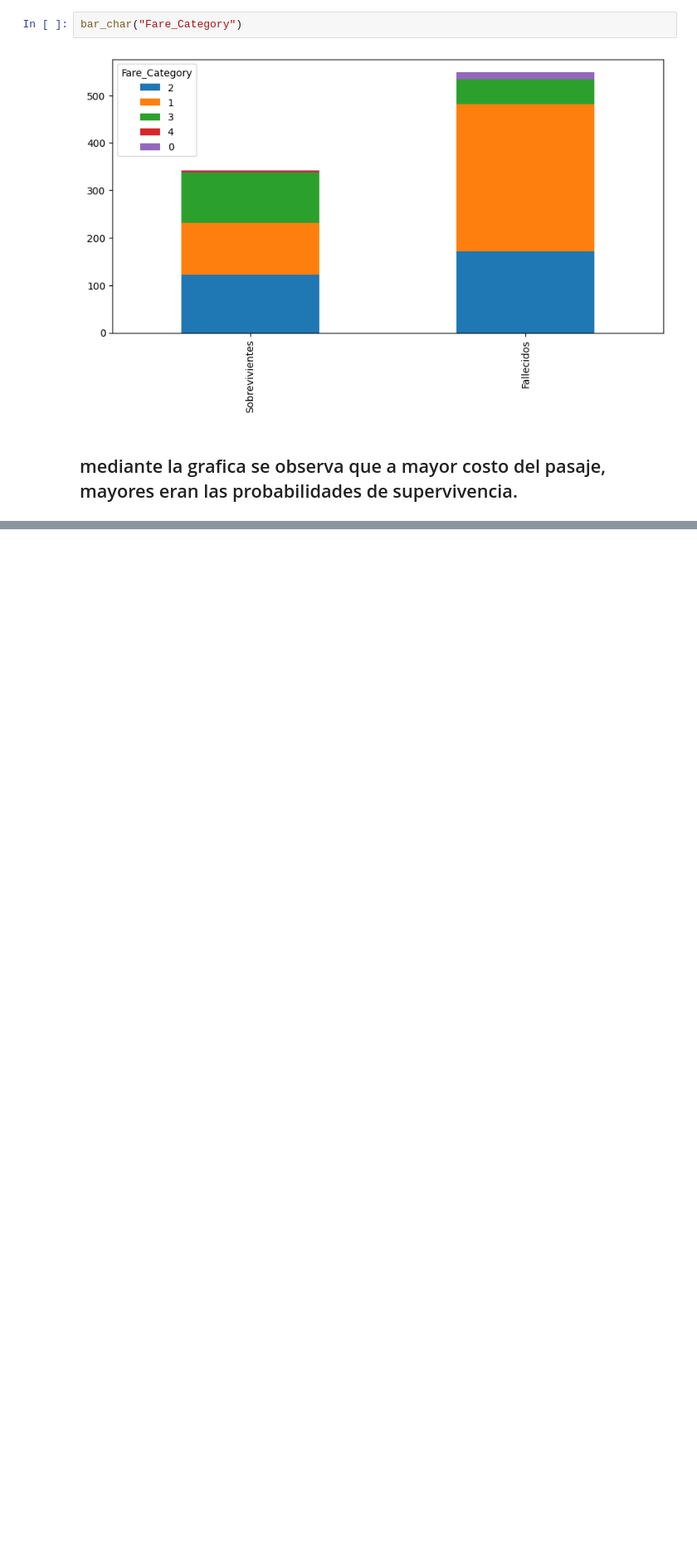
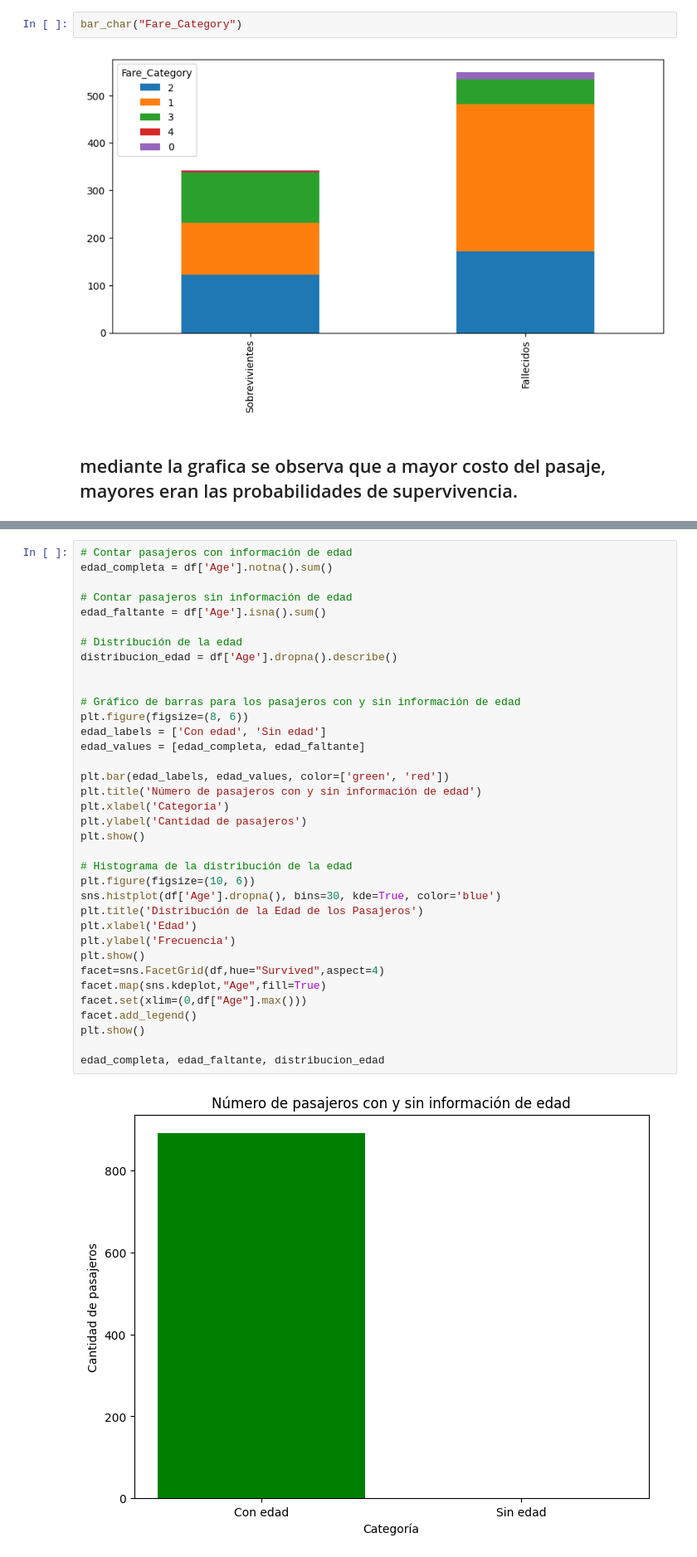
Before and after one commit to kingdraw69/class-ciencia-de-datos, a Jupyter notebook: actividad_clase.ipynb, the cells around one changed output, grey strips where cells are left out. Shown at 83% size. Drawn from its saved outputs; the diff is of its cells as text; blank space fills up the shorter version.

```diff
--- a/actividad_clase.ipynb
+++ b/actividad_clase.ipynb
@@ -258,0 +406,38 @@ mediante la grafica se observa que a mayor costo del pasaje, mayores eran las pr
+# %%
+# Contar pasajeros con información de edad
+edad_completa = df['Age'].notna().sum()
+
+# Contar pasajeros sin información de edad
+edad_faltante = df['Age'].isna().sum()
+
+# Distribución de la edad
+distribucion_edad = df['Age'].dropna().describe()
+
+
+# Gráfico de barras para los pasajeros con y sin información de edad
+plt.figure(figsize=(8, 6))
+edad_labels = ['Con edad', 'Sin edad']
+edad_values = [edad_completa, edad_faltante]
+
+plt.bar(edad_labels, edad_values, color=['green', 'red'])
+plt.title('Número de pasajeros con y sin información de edad')
+plt.xlabel('Categoría')
+plt.ylabel('Cantidad de pasajeros')
+plt.show()
+
+# Histograma de la distribución de la edad
+plt.figure(figsize=(10, 6))
+sns.histplot(df['Age'].dropna(), bins=30, kde=True, color='blue')
+plt.title('Distribución de la Edad de los Pasajeros')
+plt.xlabel('Edad')
+plt.ylabel('Frecuencia')
+plt.show()
+facet=sns.FacetGrid(df,hue="Survived",aspect=4)
+facet.map(sns.kdeplot,"Age",fill=True)
+facet.set(xlim=(0,df["Age"].max()))
+facet.add_legend()
+plt.show()
+
+edad_completa, edad_faltante, distribucion_edad
+# %% [output]
+[figure, added]
```
Also changed, not shown: parts of 38 cells of this notebook.
